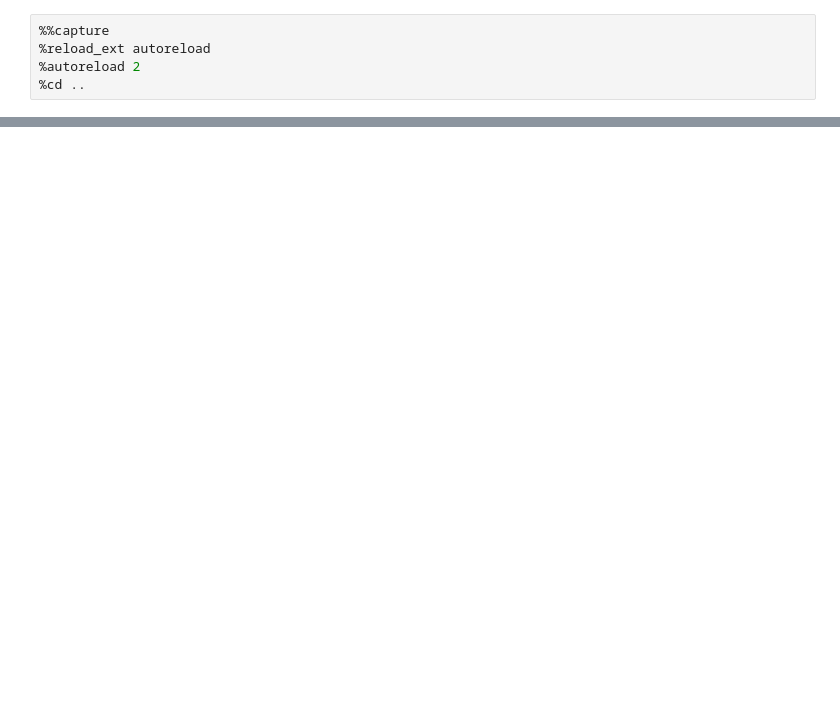
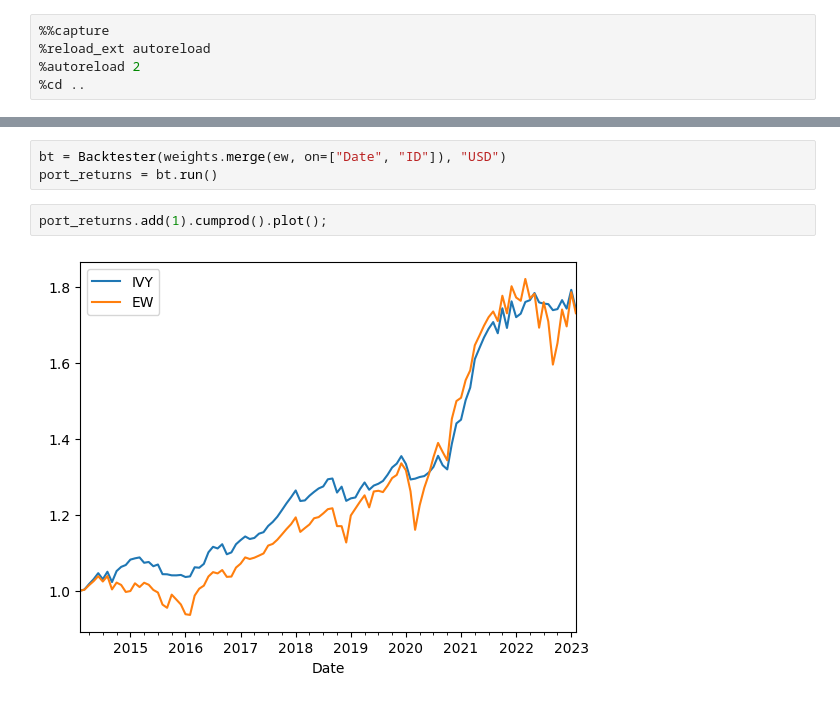
Before and after one commit to oronimbus/tactical-asset-allocation, a Jupyter notebook: notebooks/test.ipynb, the cells around one changed output, grey strips where cells are left out. Cells and saved outputs as stored; diff of their text form; blank space fills up the shorter version.

```diff
--- a/notebooks/test.ipynb
+++ b/notebooks/test.ipynb
@@ -38 +41,8 @@ rp = RiskParity(assets, rebalance_dates, returns)
+# %%
+bt = Backtester(weights.merge(ew, on=["Date", "ID"]), "USD")
+port_returns = bt.run()
+# %%
+port_returns.add(1).cumprod().plot();
+# %% [output]
+[figure, added]
 # %%
```
Also changed, not shown: parts of 6 cells of this notebook.
